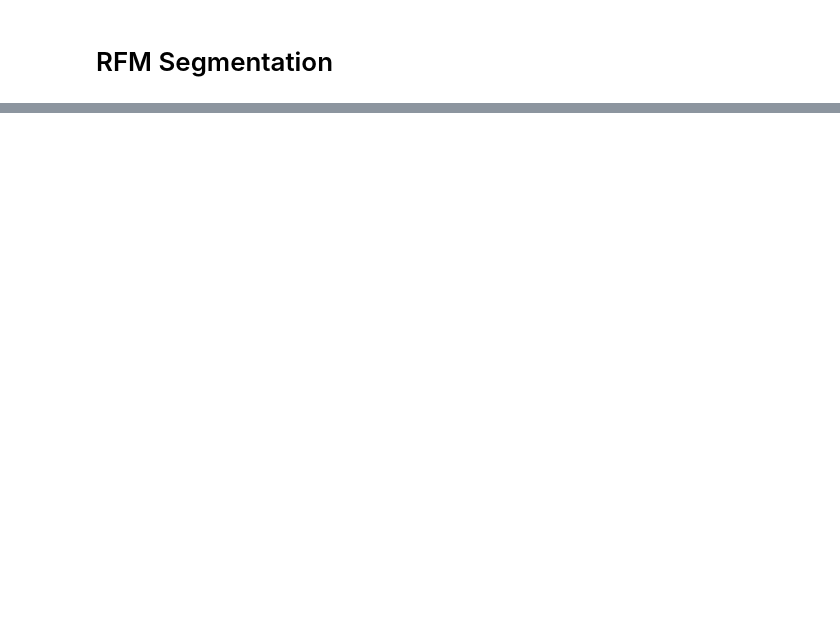
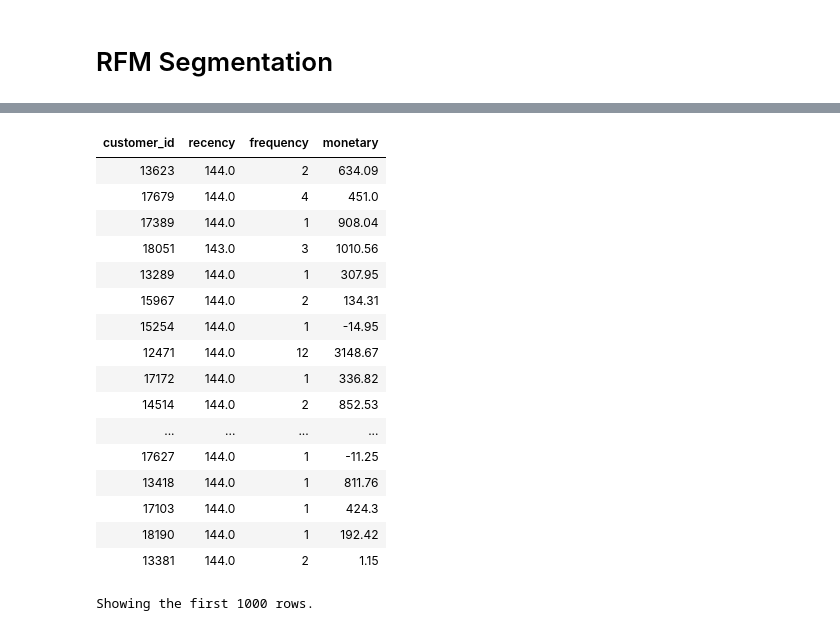
Before and after one commit to jarviscanada/jarvis_data_eng_MinhPhuongly, a Jupyter notebook: spark/notebook/retail_data_wrangling_template.ipynb, the cells around one changed output, grey strips where cells are left out. Drawn from its saved outputs; the diff is of its cells as text; code cells hidden in the pictures; blank space fills up the shorter version.

```diff
--- a/spark/notebook/retail_data_wrangling_template.ipynb
+++ b/spark/notebook/retail_data_wrangling_template.ipynb
@@ -111,5 +104,5 @@ recency = df.withColumn('Monthly', concat(col('invoicedate').substr(0,5), col('i
 # Merge frequency, monetary and and recency
 rfm = recency.join(frequency, frequency['customer_id'] == recency['customer_id'], "inner").drop(recency['customer_id']).drop('max(Monthly)')
 rfm = rfm.join(monetary, monetary['customer_id'] == rfm['customer_id'], "inner").drop(rfm['customer_id'])
-rfm.select('customer_id', 'recency','frequency','monetary').show()
+display(rfm.select('customer_id', 'recency','frequency','monetary'))
 # %% [output]
@@ -116,0 +109,18 @@ rfm.select('customer_id', 'recency','frequency','monetary').show()
+| customer_id | recency | frequency | monetary |
+| 13623 | 144.0 | 2 | 634.09 |
+| 17679 | 144.0 | 4 | 451.0 |
+| 17389 | 144.0 | 1 | 908.04 |
+| 18051 | 143.0 | 3 | 1010.56 |
+| 13289 | 144.0 | 1 | 307.95 |
+| 15967 | 144.0 | 2 | 134.31 |
+| 15254 | 144.0 | 1 | -14.95 |
+| 12471 | 144.0 | 12 | 3148.67 |
+| 17172 | 144.0 | 1 | 336.82 |
+| 14514 | 144.0 | 2 | 852.53 |
+| ... | ... | ... | ... |
+| 17627 | 144.0 | 1 | -11.25 |
+| 13418 | 144.0 | 1 | 811.76 |
+| 17103 | 144.0 | 1 | 424.3 |
+| 18190 | 144.0 | 1 | 192.42 |
+| 13381 | 144.0 | 2 | 1.15 |
+Showing the first 1000 rows.
```
Also changed, not shown: parts of 2 cells of this notebook, 1 other file.
